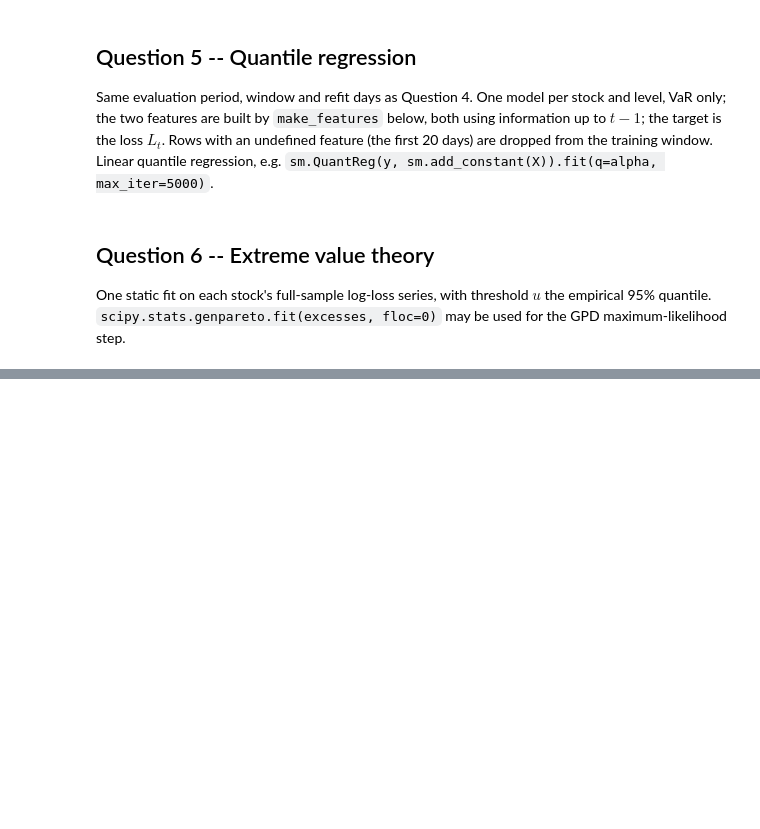
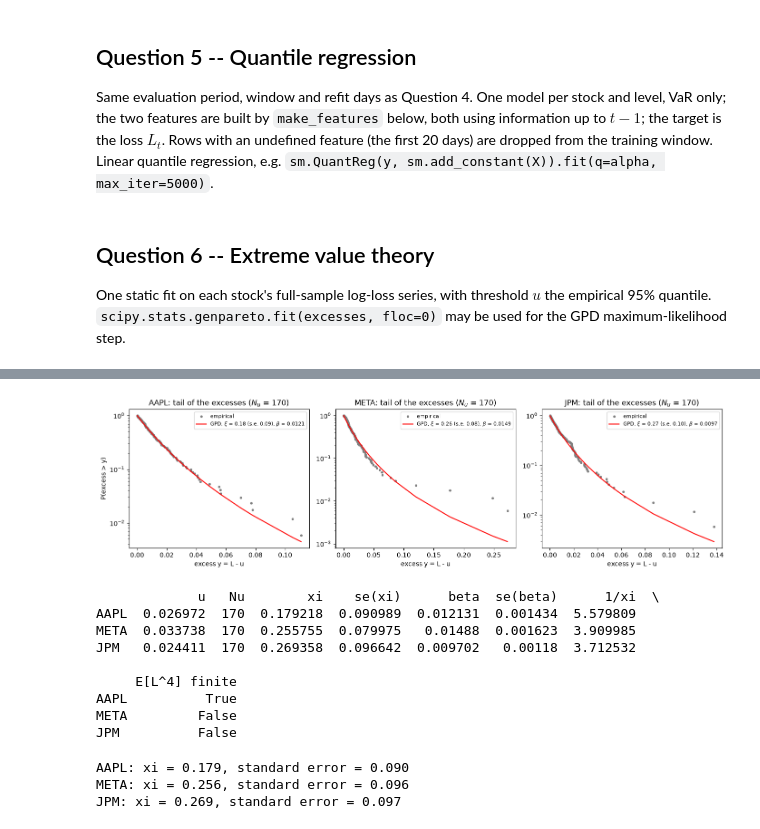
Before and after one commit to AlexPotocnik/QRM_Project, a Jupyter notebook: src/Project_template.ipynb, the cells around one changed output, grey strips where cells are left out. Drawn from its saved outputs; the diff is of its cells as text; code cells hidden in the pictures; blank space fills up the shorter version.

```diff
--- a/src/Project_template.ipynb
+++ b/src/Project_template.ipynb
@@ -460,0 +521,67 @@ step.
+# %%
+# (c)
+fig, axes = plt.subplots(1, 3, figsize=(14, 4))
+
+def gpd_observed_information(excess, xi, beta):
+    """J = -Hessian of the GPD log-likelihood at the estimate (observed Fisher information, Part VI p. 229)."""
+    nll = lambda t: -genpareto.logpdf(excess, t[0], 0, t[1]).sum()
+    theta = np.array([xi, beta])
+    h = np.array([1e-4, 1e-4 * beta])          # finite-difference steps, scaled to each parameter
+    J = np.zeros((2, 2))
+    for a in range(2):
+        for b in range(2):
+            ea, eb = np.eye(2)[a] * h[a], np.eye(2)[b] * h[b]
+            J[a, b] = (nll(theta + ea + eb) - nll(theta + ea - eb)
+                       - nll(theta - ea + eb) + nll(theta - ea - eb)) / (4 * h[a] * h[b])
+    return J
+
+for i, tic in enumerate(TICKERS):
+    L = full_loss[tic].values
+    u = evt[tic]["u"]
+
+    excess = L[L > u] - u
+    Nu = len(excess)                             # same strict '>' as the excesses
+    xi, loc, beta = genpareto.fit(excess, floc=0)
+
+    # standard errors: square roots of the diagonal of J^{-1} (valid for xi > -1/2, Smith 1985)
+    se_xi, se_beta = np.sqrt(np.diag(np.linalg.inv(gpd_observed_information(excess, xi, beta))))
+
+    evt[tic].update({"Nu": Nu, "xi": xi, "se(xi)": se_xi, "beta": beta, "se(beta)": se_beta,
+                     "1/xi": np.inf if xi <= 0 else 1 / xi,   # xi <= 0: all moments finite
+                     "E[L^4] finite": xi < 0.25})
+
+    y = np.sort(excess)
+    empirical_tail = (Nu - np.arange(Nu)) / Nu
+    axes[i].scatter(y, empirical_tail, s=8, color="grey", label="empirical")
+    axes[i].plot(y, genpareto.sf(y, xi, 0, beta), color="red",
+                 label=f"GPD, $\\xi$ = {xi:.2f} (s.e. {se_xi:.2f}), $\\beta$ = {beta:.4f}")
+    axes[i].set_yscale("log")
+    axes[i].set_title(f"{tic}: tail of the excesses ($N_u$ = {Nu})")
+    axes[i].set_xlabel("excess y = L - u")
+    axes[i].legend(fontsize=8)
+
+axes[0].set_ylabel("P(excess > y)")
+plt.tight_layout()
+plt.savefig(OUT_DIR / "fig_q6c_gpd_fit.png", dpi=200)
+plt.show()
+
+print(pd.DataFrame(evt).T[["u", "Nu", "xi", "se(xi)", "beta", "se(beta)", "1/xi", "E[L^4] finite"]])
+# %% [output]
+[figure, added]
+             u   Nu        xi    se(xi)      beta  se(beta)      1/xi  \
+AAPL  0.026972  170  0.179218  0.090989  0.012131  0.001434  5.579809
+META  0.033738  170  0.255755  0.079975   0.01488  0.001623  3.909985
+JPM   0.024411  170  0.269358  0.096642  0.009702   0.00118  3.712532
+
+     E[L^4] finite
+AAPL          True
+META         False
+JPM          False
+# %%
+for tic in TICKERS:
+    se = (1 + evt[tic]["xi"]) / np.sqrt(evt[tic]["Nu"])
+    print(f"{tic}: xi = {evt[tic]['xi']:.3f}, standard error = {se:.3f}")
+# %% [output]
+AAPL: xi = 0.179, standard error = 0.090
+META: xi = 0.256, standard error = 0.096
+JPM: xi = 0.269, standard error = 0.097
```
Also changed, not shown: parts of 12 cells of this notebook, 11 other files.
